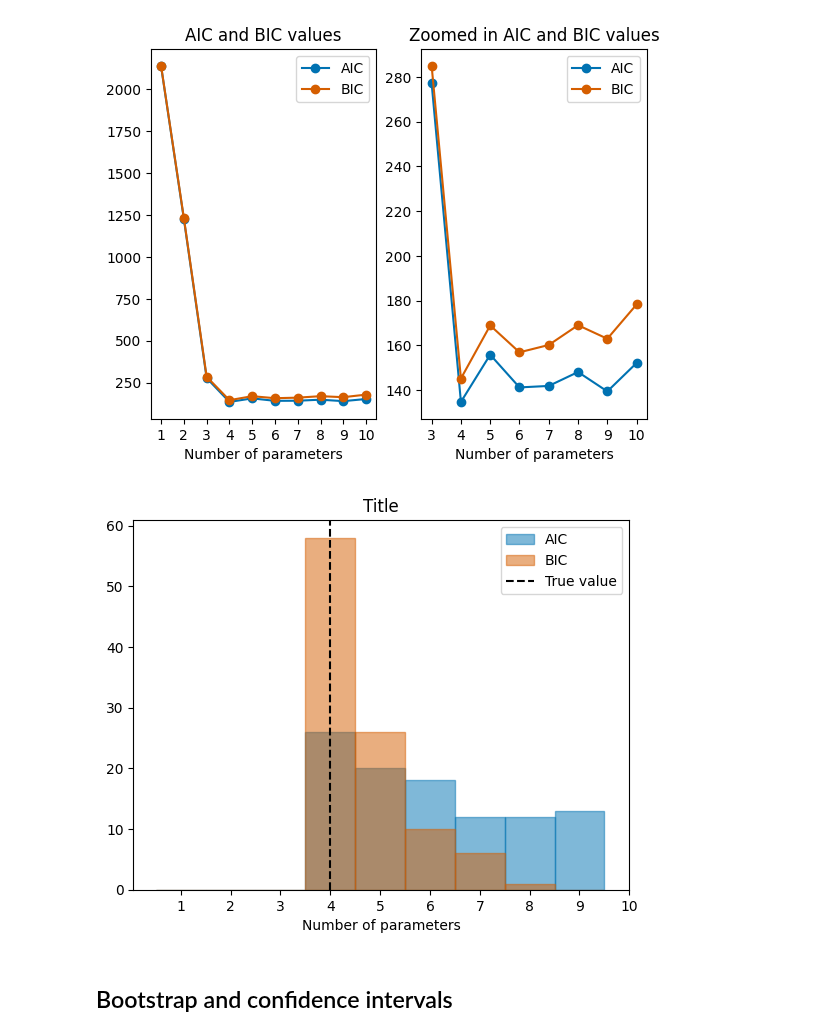
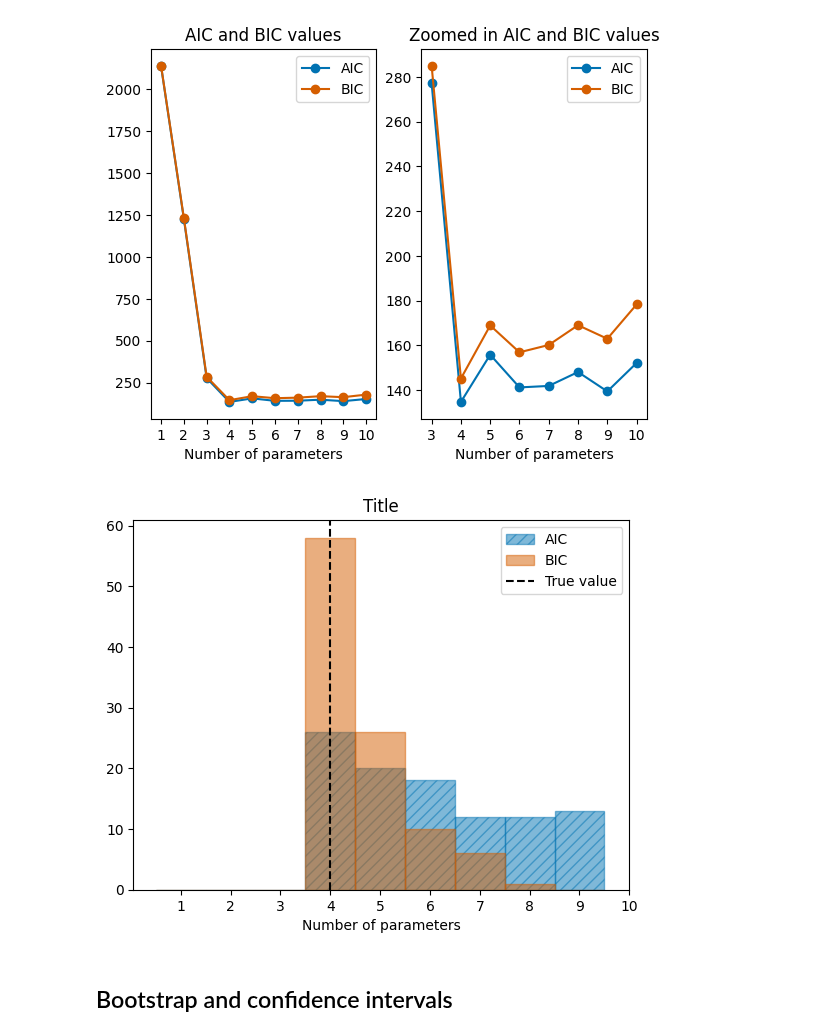
Before and after one commit to t-kist/Bayesian-Statistics-for-Astrophysics-2024, a Jupyter notebook: bayes24/lecture_notes/group2/Chapter 2.ipynb, the cells around one changed output. Drawn from its saved outputs; the diff is of its cells as text; code cells hidden in the pictures.

```diff
--- a/bayes24/lecture_notes/group2/Chapter 2.ipynb
+++ b/bayes24/lecture_notes/group2/Chapter 2.ipynb
@@ -238,17 +238,17 @@ for n in test_range:
 # %%
 #Plotting the results
 plt.figure()
-plt.hist(min_aic, bins=params, align="left", alpha=0.5, label="AIC", edgecolor='#0173b2')
+plt.hist(min_aic, bins=params, align="left", alpha=0.5, label="AIC", edgecolor='#0173b2', hatch="///")
 plt.hist(min_bic, bins=params, align="left", alpha=0.5, color="#d55e00", label="BIC", edgecolor="#d55e00")
 plt.axvline(x=4, label="True value", color="black", linestyle="--")
 plt.xlabel("Number of parameters")
 plt.xticks(params)
 plt.title("Title")
 plt.legend()
 plt.style.use("seaborn-v0_8-colorblind")
 plt.show()
 # %% [output]
-[figure, old version]
+[figure, new version]
 # %% [markdown]
 ## Bootstrap and confidence intervals
 # %% [markdown]
```
